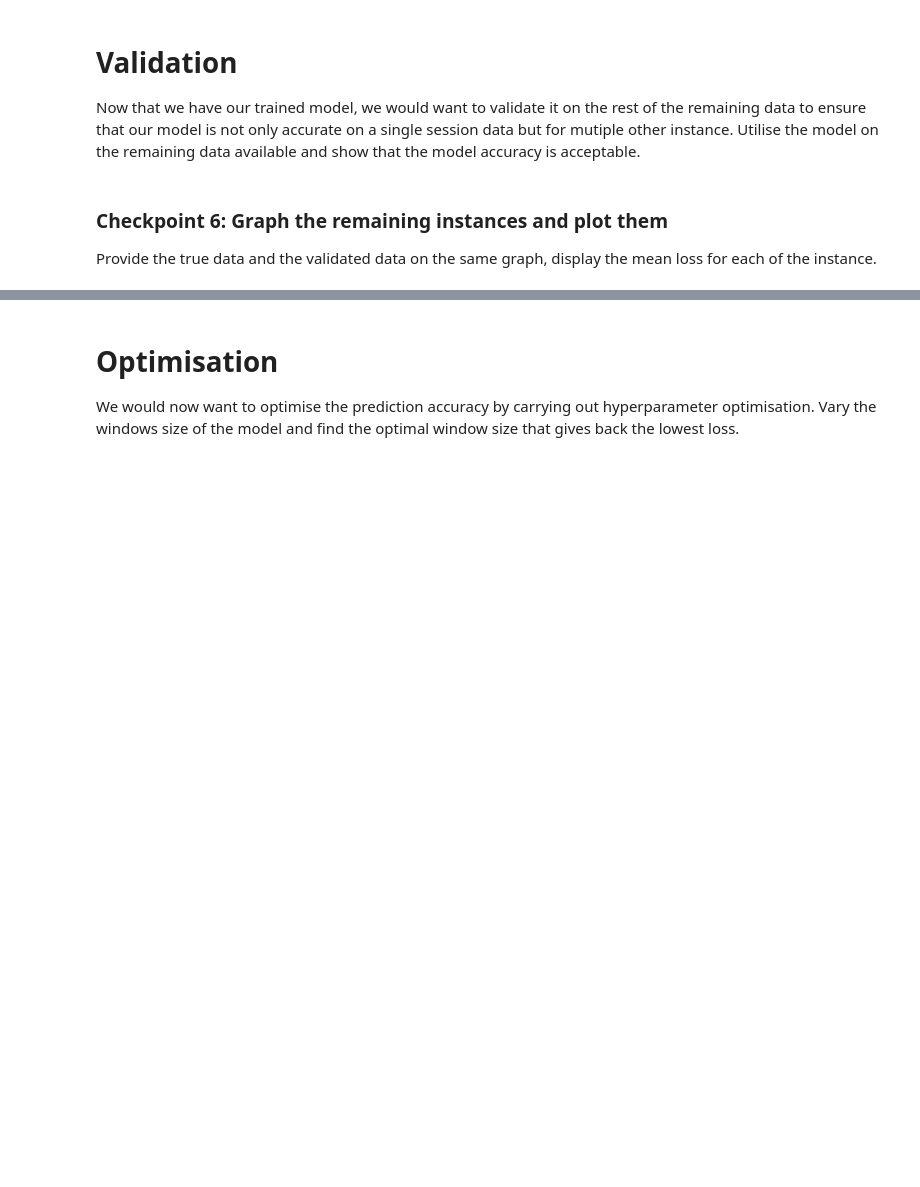
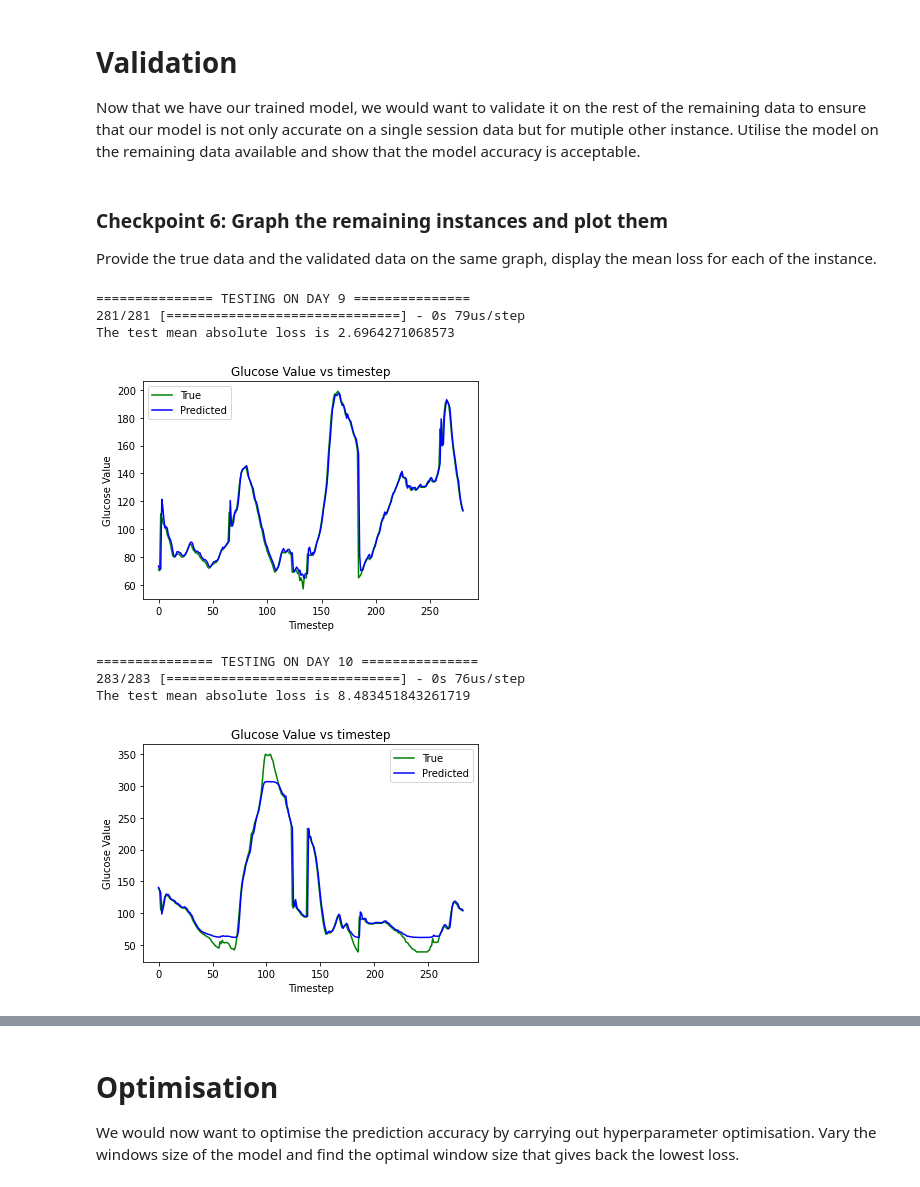
Before and after one commit to derong97/ai-for-healthcare, a Jupyter notebook: 02_Clinical_Time_Series_Analysis/ps2.ipynb, the cells around one changed output, grey strips where cells are left out. Drawn from its saved outputs; the diff is of its cells as text; code cells hidden in the pictures; blank space fills up the shorter version.

```diff
--- a/02_Clinical_Time_Series_Analysis/ps2.ipynb
+++ b/02_Clinical_Time_Series_Analysis/ps2.ipynb
@@ -22,7 +16,8 @@ def flatten(l):
 
 FILEPATH = './HDeviceCGM.csv'
 FIXED_WINDOW_SIZE = 10
-TRAIN_PCT = 0.8
+TRAIN_PCT = 0.7
+VAL_PCT = 0.2
 # %% [markdown]
 # Understanding the data
 In this dataset we will be provided with dataset containing the following columns of importance
@@ -70,7 +111,11 @@ print("There are {} records in day 0 dataset.".format(len(dataset[0]))) # each c
 # %%
 # split into respective training and test sets
 train_size = int(len(dataset) * TRAIN_PCT)
-train, test = dataset[0:train_size], dataset[train_size:]
+val_size = int(len(dataset) * VAL_PCT)
+train = dataset[:train_size]
+val = dataset[train_size: train_size+val_size]
+test =  dataset[train_size+val_size:]
 
 print("There are {} train datasets.".format(len(train)))
+print("There are {} val datasets.".format(len(val)))
 print("There are {} test datasets.".format(len(test)))
@@ -97,6 +146,9 @@ def prepare_Xy(dataset, seq_length):
 
     return X_train, y_train
 # %%
-train_dict = {day: prepare_Xy(train[day], FIXED_WINDOW_SIZE) for day in range(len(train))}
-test_dict = {day+len(train): prepare_Xy(test[day], FIXED_WINDOW_SIZE) for day in range(len(test))}
+# Dict format: {day: X, y}
+
+train_dict = {idx: prepare_Xy(train[idx], FIXED_WINDOW_SIZE) for idx in range(len(train))}
+val_dict = {idx+len(train): prepare_Xy(val[idx], FIXED_WINDOW_SIZE) for idx in range(len(val))}
+test_dict = {idx+len(train)+len(val): prepare_Xy(test[idx], FIXED_WINDOW_SIZE) for idx in range(len(test))}
 # %%
@@ -183,13 +292,15 @@ Now that we have our trained model, we would want to validate it on the rest of
 ### Checkpoint 6: Graph the remaining instances and plot them
 Provide the true data and the validated data on the same graph, display the mean loss for each of the instance.
 # %%
-def evaluation_graph(X, y):
-    _, test_mae = model.evaluate(X,y)
-    pred_y = model.predict(X)
+def test_model(model, X_test, y_test):
+    _, test_mae = model.evaluate(X_test, y_test)
+    y_pred = model.predict(X_test)
+    return y_pred, test_mae
 
-    plt.plot(y, 'g', label='True')
-    plt.plot(pred_y, 'b', label='Predicted')
-    plt.title('Mean Absolute Loss = {}'.format(test_mae))
+def evaluation_graph(y_true, y_pred):
+    plt.plot(y_true, 'g', label='True')
+    plt.plot(y_pred, 'b', label='Predicted')
+    plt.title('Glucose Value vs timestep')
     plt.xlabel('Timestep')
     plt.ylabel('Glucose Value')
     plt.legend()
@@ -197,4 +308,15 @@ def evaluation_graph(X, y):
 # %%
 for k, (X,y) in test_dict.items():
     print("=============== TESTING ON DAY {} ===============".format(k))
-    evaluation_graph(X, y)
+    y_pred, test_mae = test_model(model, X, y)
+    print("The test mean absolute loss is {}".format(test_mae))
+    evaluation_graph(y, y_pred)
+# %% [output]
+=============== TESTING ON DAY 9 ===============
+281/281 [==============================] - 0s 79us/step
+The test mean absolute loss is 2.6964271068573
+[figure, added]
+=============== TESTING ON DAY 10 ===============
+283/283 [==============================] - 0s 76us/step
+The test mean absolute loss is 8.483451843261719
+[figure, added]
```
Also changed, not shown: parts of 25 cells of this notebook, 1 other file.
